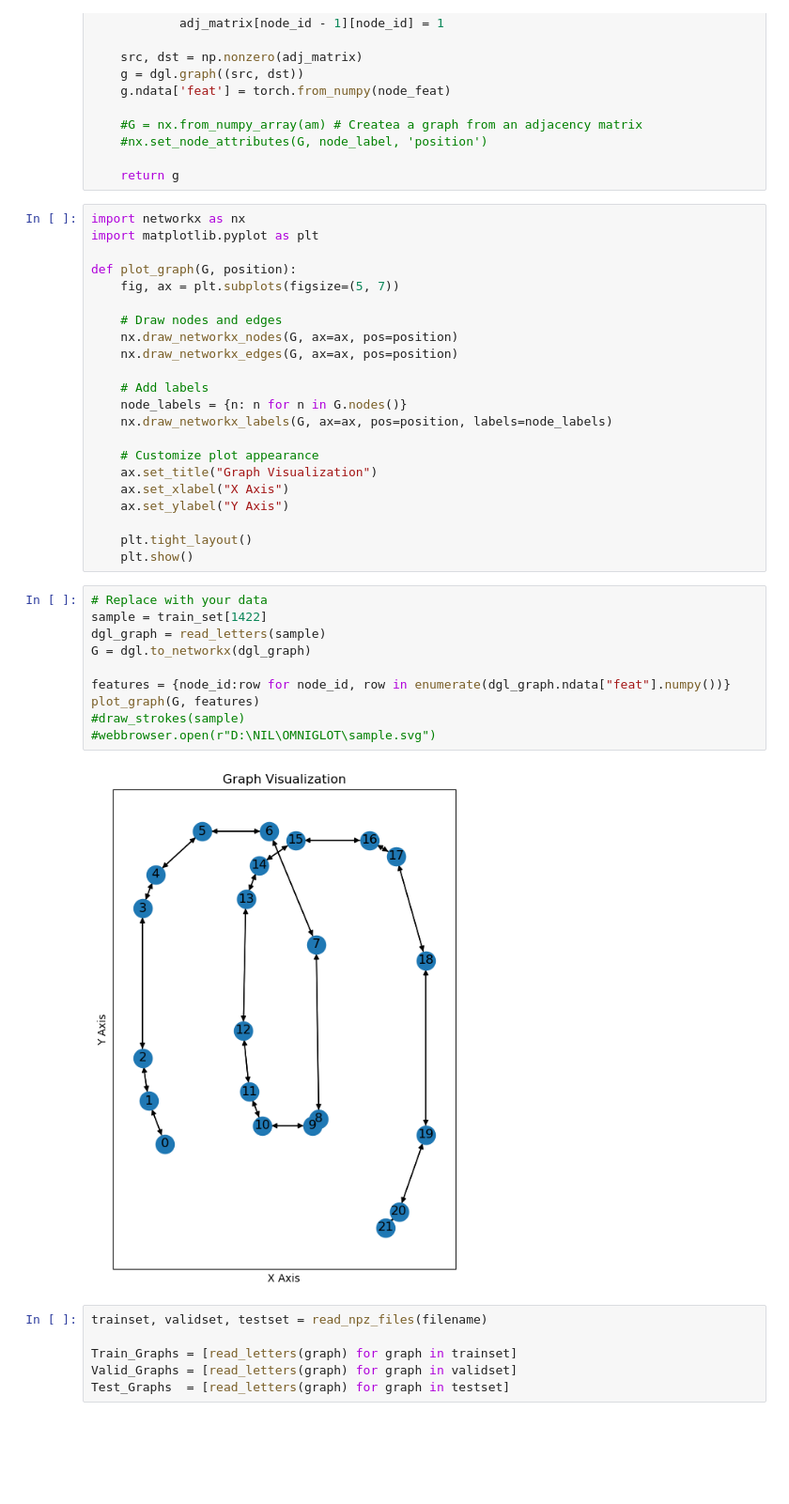
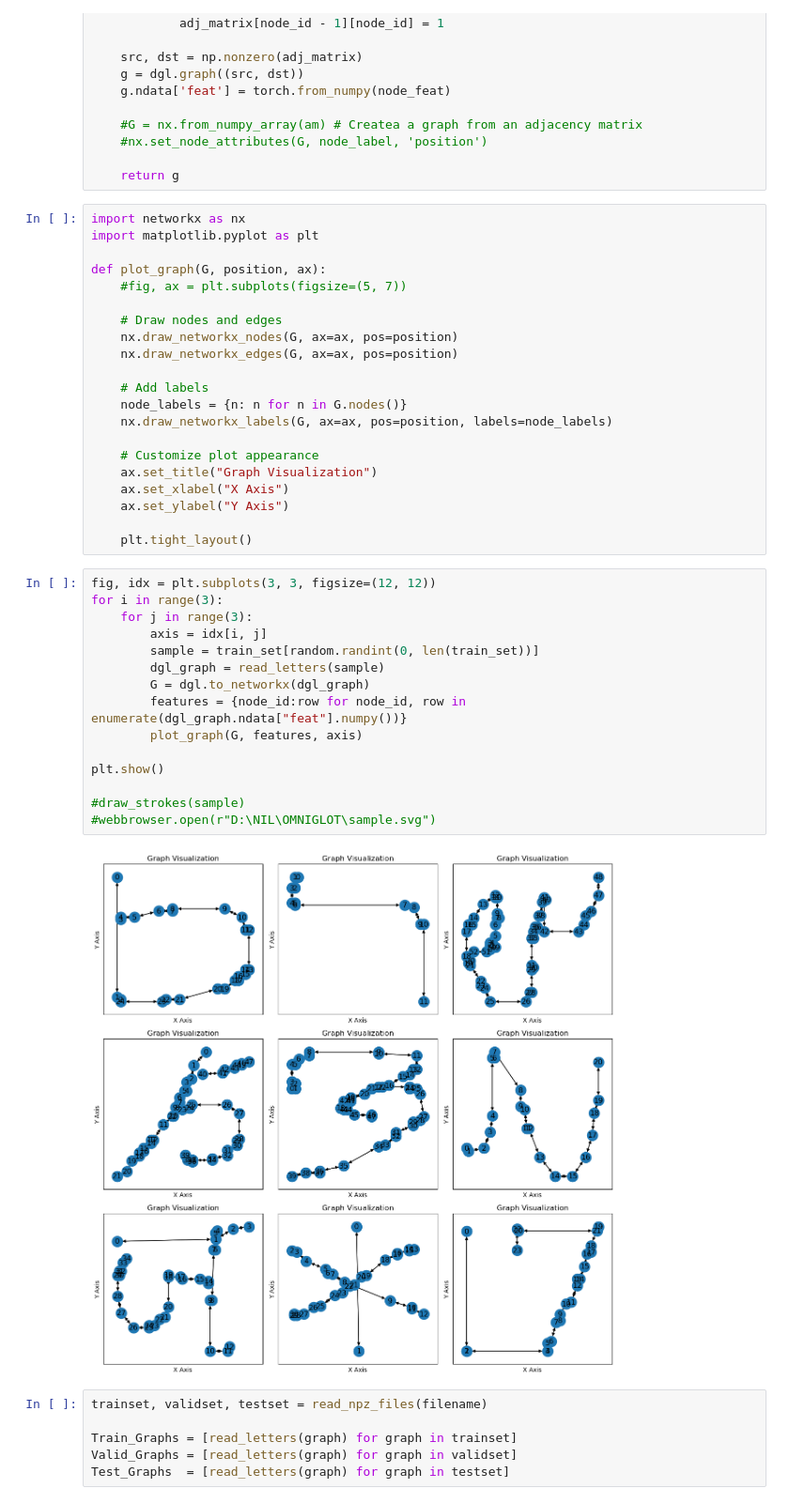
Before and after one commit to NilBiescas/CVC_internship, a Jupyter notebook: testing.ipynb, the cells around one changed output. Shown at 94% size. Saved outputs shown, nothing was run; the diff lists cells and outputs as text; blank space fills up the shorter version.

```diff
--- a/testing.ipynb
+++ b/testing.ipynb
@@ -62,8 +62,8 @@ def read_letters(data):
 import networkx as nx
 import matplotlib.pyplot as plt
 
-def plot_graph(G, position):
-    fig, ax = plt.subplots(figsize=(5, 7))
+def plot_graph(G, position, ax):
+    #fig, ax = plt.subplots(figsize=(5, 7))
 
     # Draw nodes and edges
     nx.draw_networkx_nodes(G, ax=ax, pos=position)
@@ -79,19 +79,23 @@ def plot_graph(G, position):
     ax.set_ylabel("Y Axis")
 
     plt.tight_layout()
-    plt.show()
 # %%
-# Replace with your data
-sample = train_set[1422]
-dgl_graph = read_letters(sample)
-G = dgl.to_networkx(dgl_graph)
+fig, idx = plt.subplots(3, 3, figsize=(12, 12))
+for i in range(3):
+    for j in range(3):
+        axis = idx[i, j]
+        sample = train_set[random.randint(0, len(train_set))]
+        dgl_graph = read_letters(sample)
+        G = dgl.to_networkx(dgl_graph)
+        features = {node_id:row for node_id, row in enumerate(dgl_graph.ndata["feat"].numpy())}
+        plot_graph(G, features, axis)
 
-features = {node_id:row for node_id, row in enumerate(dgl_graph.ndata["feat"].numpy())}
-plot_graph(G, features)
+plt.show()
+
 #draw_strokes(sample)
 #webbrowser.open(r"D:\NIL\OMNIGLOT\sample.svg")
 # %% [output]
-[figure, old version]
+[figure, new version]
 # %%
 trainset, validset, testset = read_npz_files(filename)
 
```
